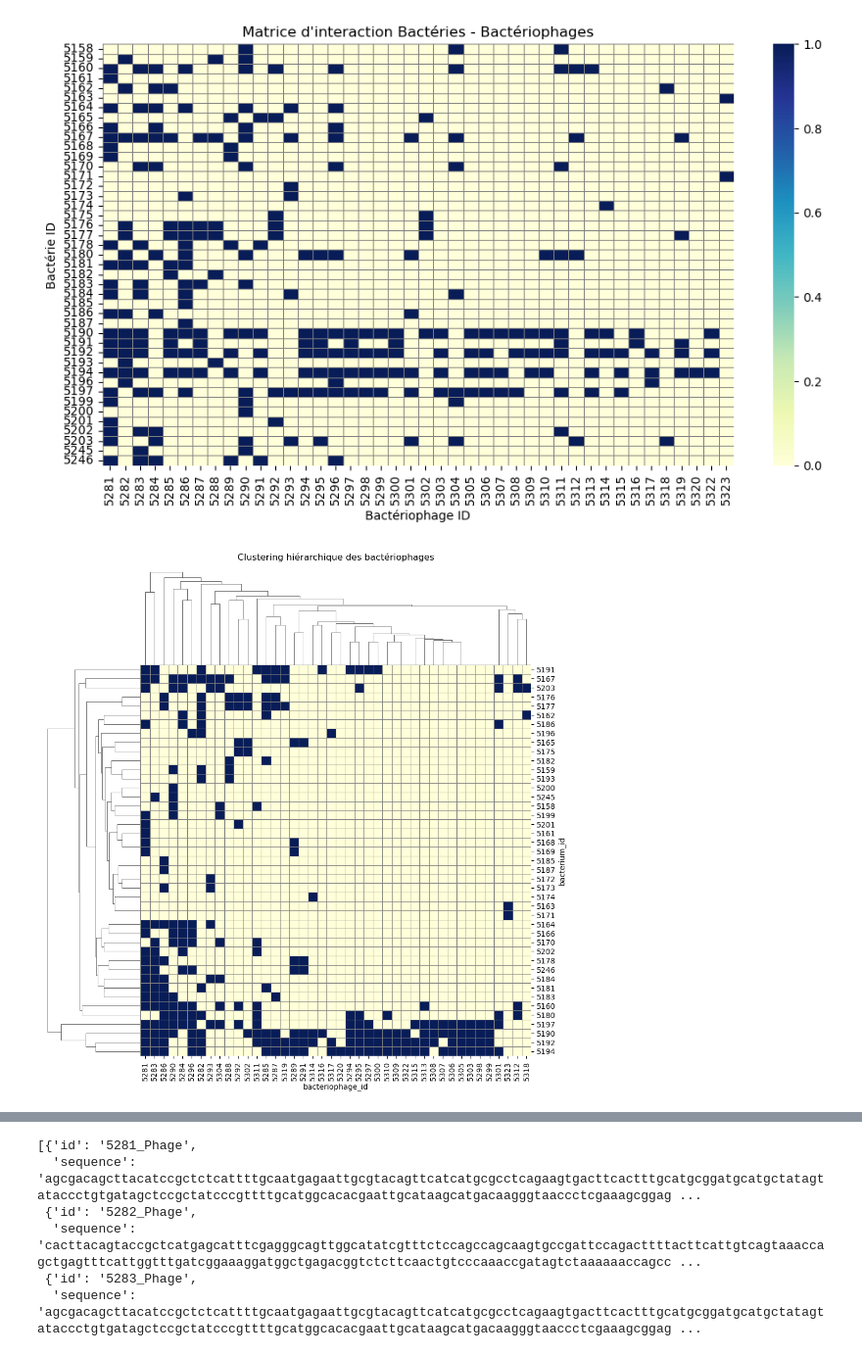
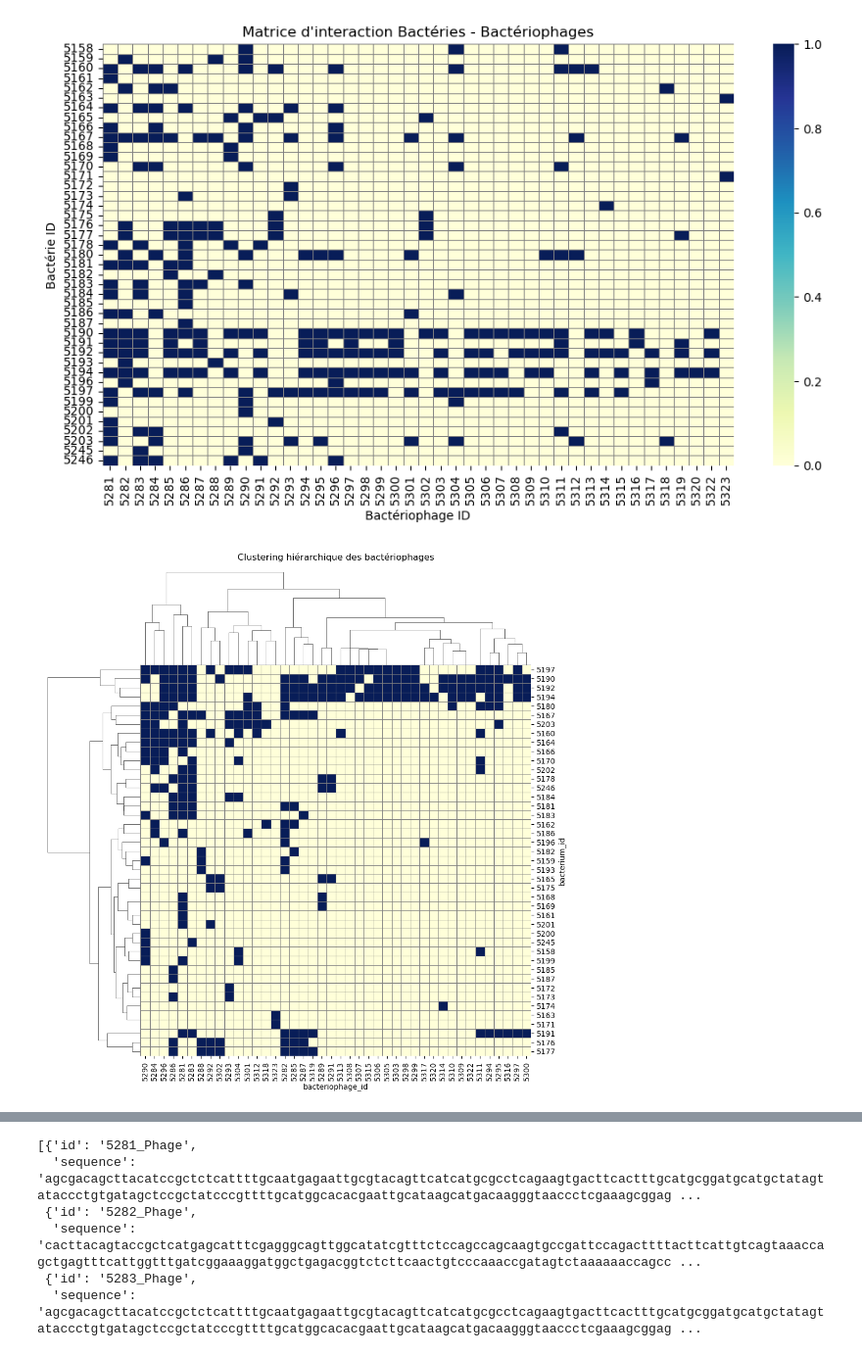
Before and after one commit to RemiAncay/bbc-miniproj, a Jupyter notebook: MiniProjet.ipynb, the cells around one changed output, grey strips where cells are left out. Shown at 98% size. Saved outputs shown, nothing was run; the diff lists cells and outputs as text; code cells hidden in the pictures.

Commit message:
add graph in notebook

```diff
--- a/MiniProjet.ipynb
+++ b/MiniProjet.ipynb
@@ -54,30 +54,31 @@ plt.show()
 # %%
 # Matrice d'interaction
 interaction_matrix = pd.crosstab(df['bacterium_id'], df['bacteriophage_id'])
 
 # Clustermap avec tri hiérarchique sur les colonnes (phages)
 cluster = sns.clustermap(interaction_matrix,
                cmap="YlGnBu",
                cbar_pos=None,
                linewidths=0.5,
                linecolor='gray',
                col_cluster=True,    # tri hiérarchique sur les colonnes
                row_cluster=True,     # tri hiérarchique sur les lignes)
+               method='ward',  # méthode de clustering
 )
 
 # Récupérer les bons ordres d’étiquettes après clustering
 row_order = cluster.dendrogram_row.reordered_ind
 col_order = cluster.dendrogram_col.reordered_ind
 
 # Appliquer les étiquettes dans le bon ordre
 ax = cluster.ax_heatmap
 ax.set_yticks([i + 0.5 for i in range(len(row_order))])
 ax.set_yticklabels(interaction_matrix.index[row_order], rotation=0)
 
 ax.set_xticks([i + 0.5 for i in range(len(col_order))])
 ax.set_xticklabels(interaction_matrix.columns[col_order], rotation=90)
 
 plt.title("Clustering hiérarchique des bactériophages", pad=140)
 plt.show()
 # %% [output]
-[figure, old version]
+[figure, new version]
```
Also changed, not shown: parts of 19 cells of this notebook, 44 other files.
